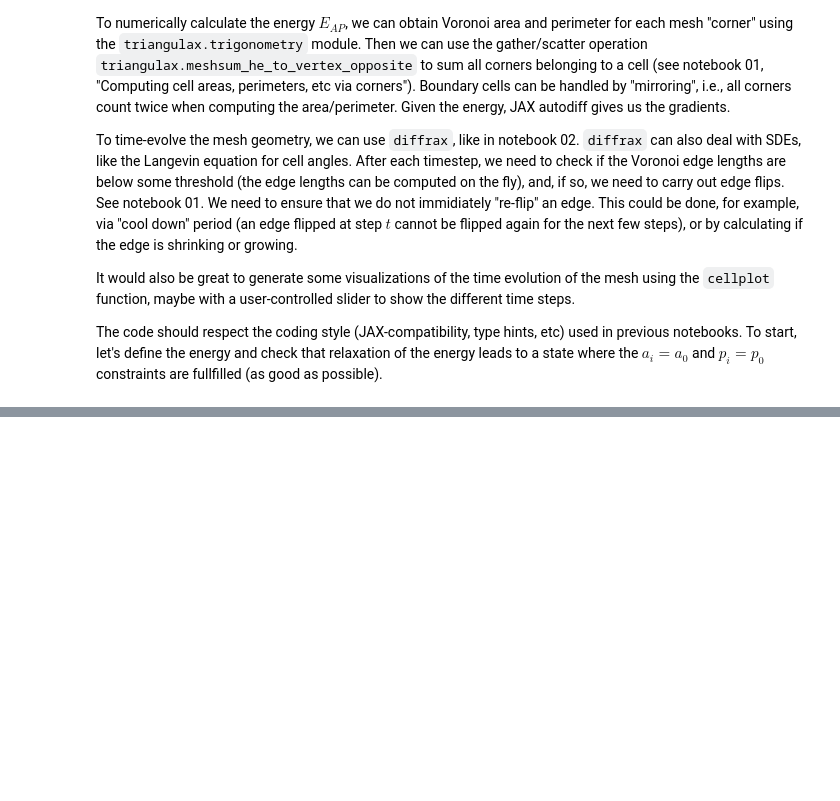
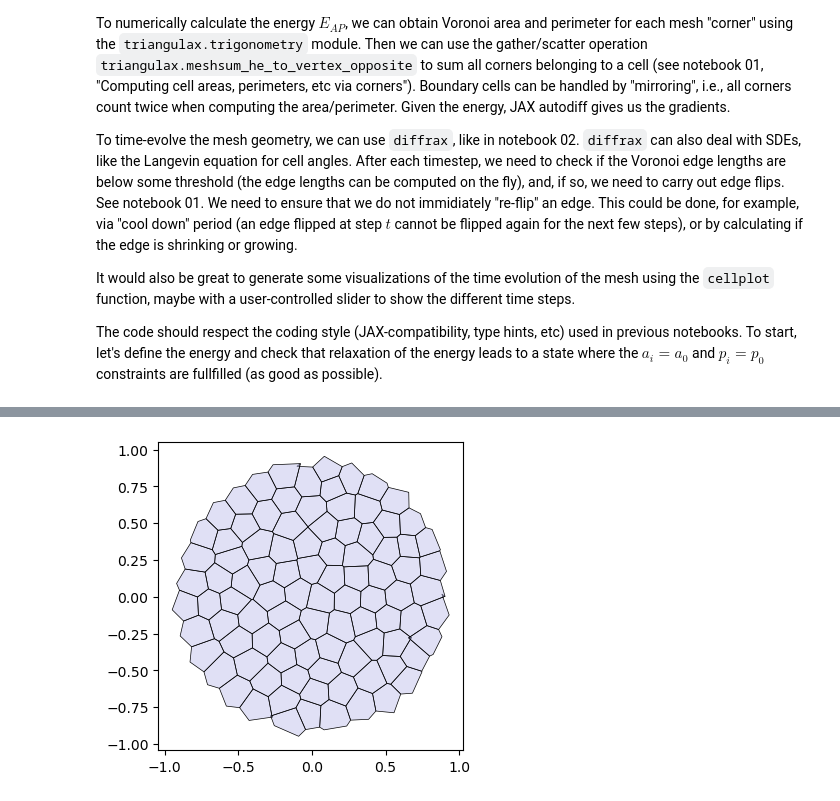
Before and after one commit to nikolas-claussen/triangulax, a Jupyter notebook: nbs/03_area_perimeter_model.ipynb, the cells around one changed output, grey strips where cells are left out. Saved outputs shown, nothing was run; the diff lists cells and outputs as text; code cells hidden in the pictures; blank space fills up the shorter version.

```diff
--- a/nbs/03_area_perimeter_model.ipynb
+++ b/nbs/03_area_perimeter_model.ipynb
@@ -30,0 +63,7 @@ The code should respect the coding style (JAX-compatibility, type hints, etc) us
+# %%
+mesh = TriMesh.read_obj("test_meshes/disk.obj")
+hemesh = HeMesh.from_triangles(mesh.vertices.shape[0], mesh.faces)
+geommesh = GeomMesh(*hemesh.n_items, vertices=mesh.vertices)
+geommesh = msh.set_voronoi_face_positions(geommesh, hemesh)
+
+hemesh, geommesh
@@ -30,0 +74,9 @@ The code should respect the coding style (JAX-compatibility, type hints, etc) us
+# %%
+fig, ax = plt.subplots(figsize=(4, 4))
+ax.add_collection(msh.cellplot(hemesh, geommesh.face_positions,
+                               cell_colors=np.array([0.7, 0.7, 0.9, 0.4]),
+                               mpl_polygon_kwargs={"lw": 0.5, "ec": "k"}))
+ax.set_aspect("equal")
+ax.autoscale_view();
+# %% [output]
+[figure, added]
```
Also changed, not shown: parts of 31 cells of this notebook, 5 other files.
